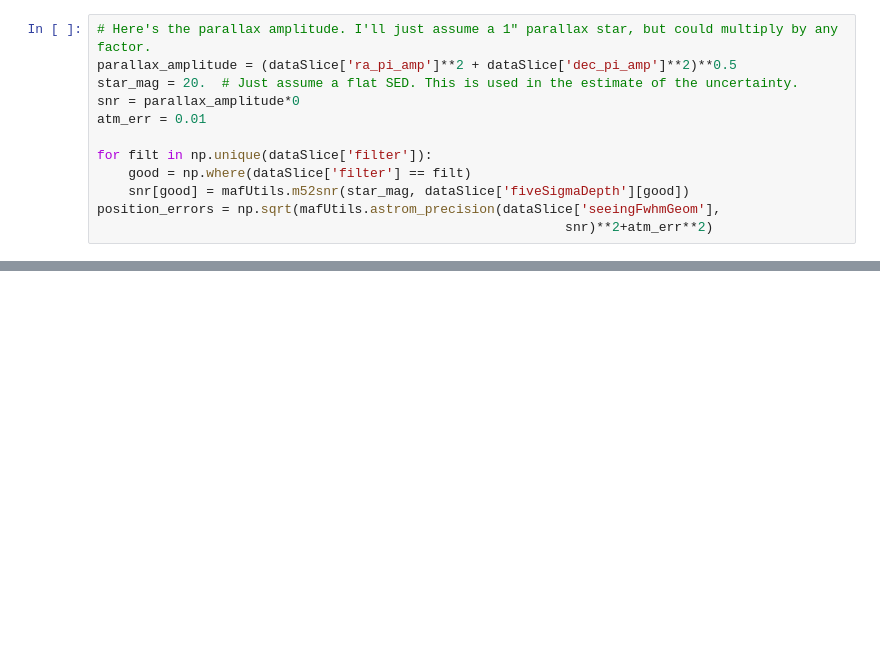
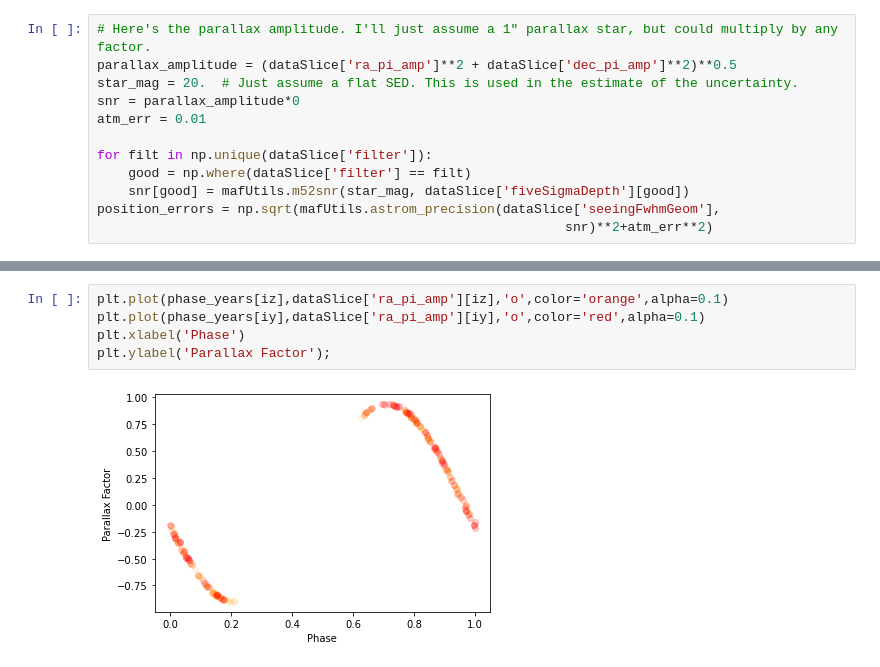
Before and after one commit to jgizis/LSST-BD-Cadence, a Jupyter notebook: parallax_plot_example.ipynb, the cells around one changed output, grey strips where cells are left out. Cells and saved outputs as stored; diff of their text form; blank space fills up the shorter version.

```diff
--- a/parallax_plot_example.ipynb
+++ b/parallax_plot_example.ipynb
@@ -72,0 +126,7 @@ plt.ylabel('RA Parallax Factor')
+# %%
+plt.plot(phase_years[iz],dataSlice['ra_pi_amp'][iz],'o',color='orange',alpha=0.1)
+plt.plot(phase_years[iy],dataSlice['ra_pi_amp'][iy],'o',color='red',alpha=0.1)
+plt.xlabel('Phase')
+plt.ylabel('Parallax Factor');
+# %% [output]
+[figure, added]
```
Also changed, not shown: parts of 9 cells of this notebook, 1 other file.
